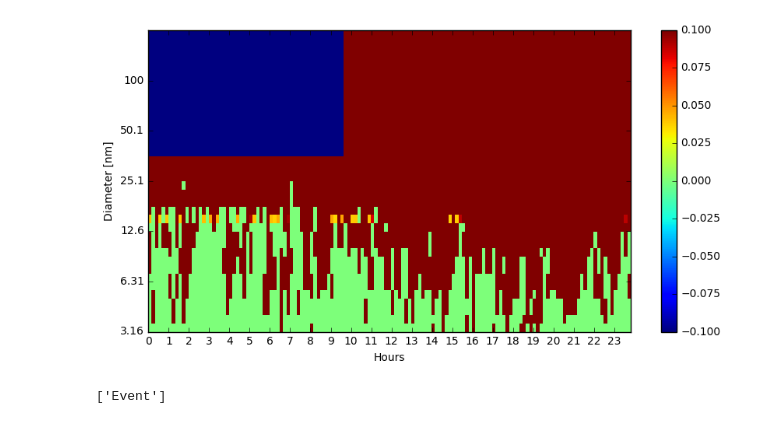
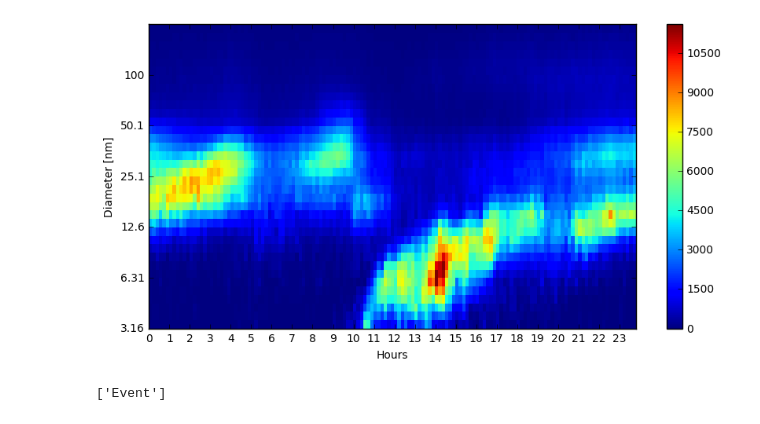
Before and after one commit to markusstocker/pynpf, a Jupyter notebook: classify.ipynb, the cells around one changed output. Cells and saved outputs as stored; diff of their text form; code cells hidden in the pictures.

```diff
--- a/classify.ipynb
+++ b/classify.ipynb
@@ -1,15 +1,15 @@
 # %%
 from smear.datafetcher import fetchdata
 from smear.dataplotter import plotdata
 from factory import assess
 
-day = '2016-02-09'
+day = '2016-03-19'
 location = 'Hyytiälä'
 
 data = fetchdata(day, location)
 
 plotdata(data)
 assess(data)
 # %% [output]
-[figure, old version]
+[figure, new version]
 ['Event']
```
Also changed, not shown: 6 other files.
